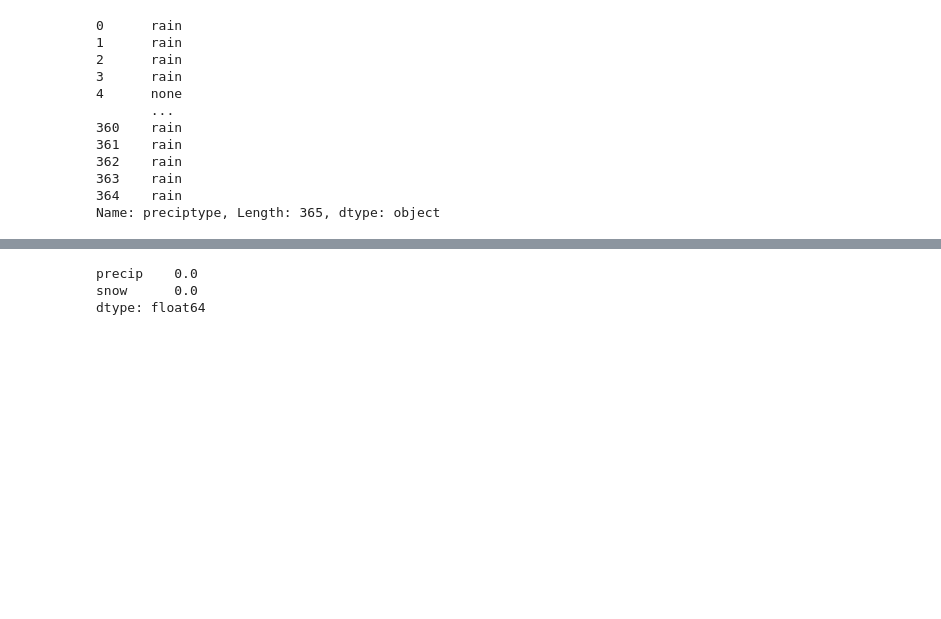
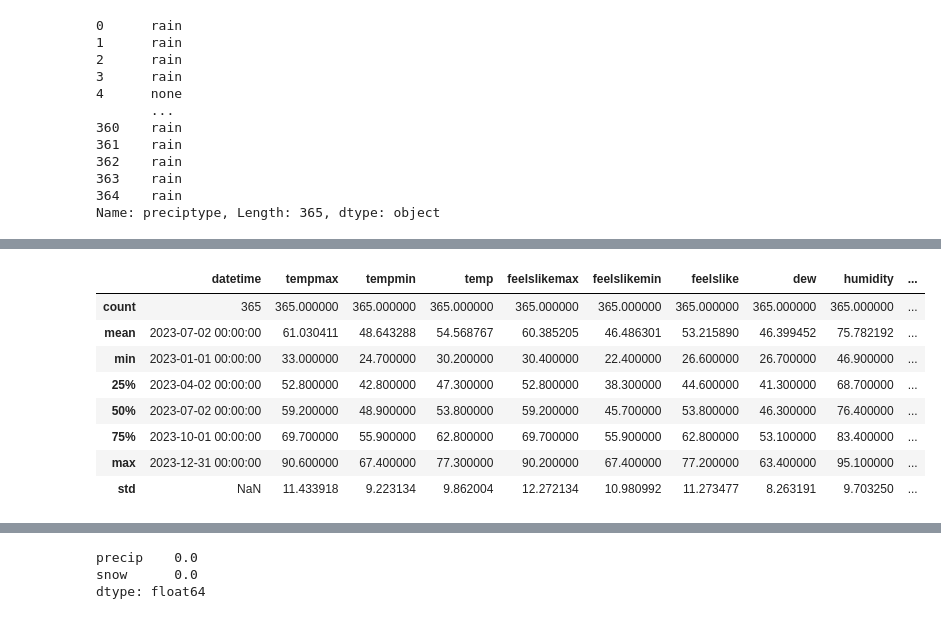
Before and after one commit to Emmapures/weather-data-analysis, a Jupyter notebook: weather_cleaning_project.ipynb, the cells around one changed output, grey strips where cells are left out. Drawn from its saved outputs; the diff is of its cells as text; code cells hidden in the pictures; blank space fills up the shorter version.

Commit message:
Clean weather data: handle missing values

```diff
--- a/weather_cleaning_project.ipynb
+++ b/weather_cleaning_project.ipynb
@@ -122,7 +148,7 @@ rain,snow      3
 Name: count, dtype: int64
 # %%
 # filled the null values with none to complete the required value no
-df['preciptype'].fillna('none', inplace = True)
+df['preciptype'] = df['preciptype'].fillna('none')
 # %%
 #Now preciptype has 365 non-null values as it should be
 df.info()
@@ -146,0 +173,3 @@ memory usage: 97.1+ KB
+# %%
+# Drop Severerisk column as it's composed of entirely Null values (365null/365entries)
+df['severerisk'] = df.drop(columns = ['severerisk'])
@@ -146,0 +207,13 @@ memory usage: 97.1+ KB
+# %%
+# Checking for outliers in df
+df.describe()
+# %% [output]
+|  | datetime | tempmax | tempmin | temp | feelslikemax | feelslikemin | feelslike | dew | humidity | ... |
+| count | 365 | 365.000000 | 365.000000 | 365.000000 | 365.000000 | 365.000000 | 365.000000 | 365.000000 | 365.000000 | ... |
+| mean | 2023-07-02 00:00:00 | 61.030411 | 48.643288 | 54.568767 | 60.385205 | 46.486301 | 53.215890 | 46.399452 | 75.782192 | ... |
+| min | 2023-01-01 00:00:00 | 33.000000 | 24.700000 | 30.200000 | 30.400000 | 22.400000 | 26.600000 | 26.700000 | 46.900000 | ... |
+| 25% | 2023-04-02 00:00:00 | 52.800000 | 42.800000 | 47.300000 | 52.800000 | 38.300000 | 44.600000 | 41.300000 | 68.700000 | ... |
+| 50% | 2023-07-02 00:00:00 | 59.200000 | 48.900000 | 53.800000 | 59.200000 | 45.700000 | 53.800000 | 46.300000 | 76.400000 | ... |
+| 75% | 2023-10-01 00:00:00 | 69.700000 | 55.900000 | 62.800000 | 69.700000 | 55.900000 | 62.800000 | 53.100000 | 83.400000 | ... |
+| max | 2023-12-31 00:00:00 | 90.600000 | 67.400000 | 77.300000 | 90.200000 | 67.400000 | 77.200000 | 63.400000 | 95.100000 | ... |
+| std | NaN | 11.433918 | 9.223134 | 9.862004 | 12.272134 | 10.980992 | 11.273477 | 8.263191 | 9.703250 | ... |
```
Also changed, not shown: parts of 20 cells of this notebook, 1 other file.
